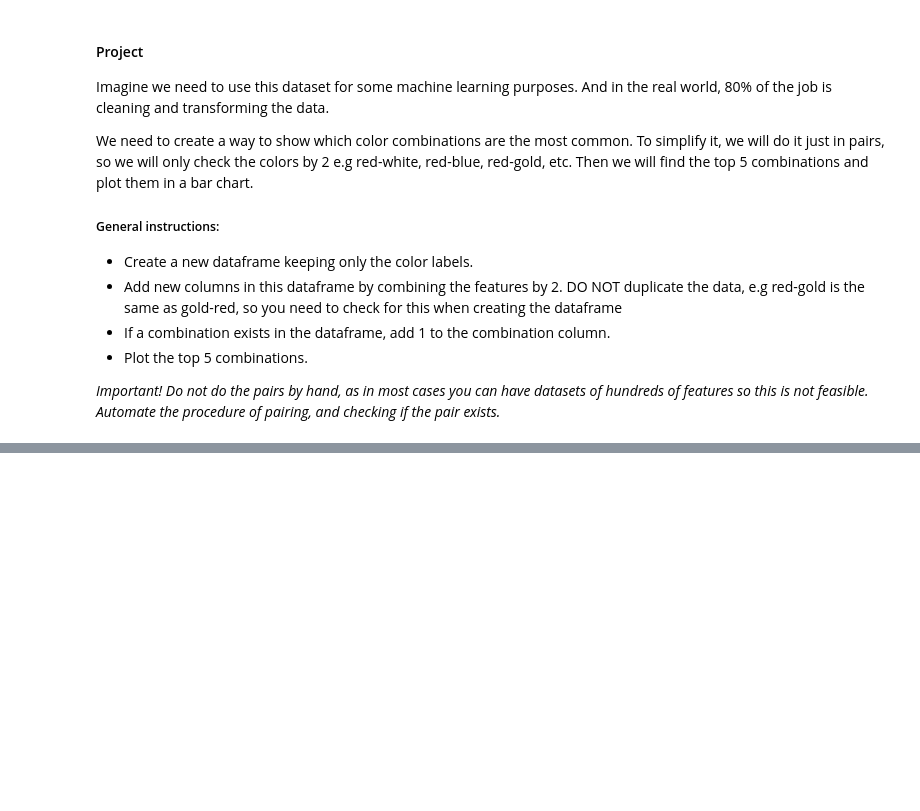
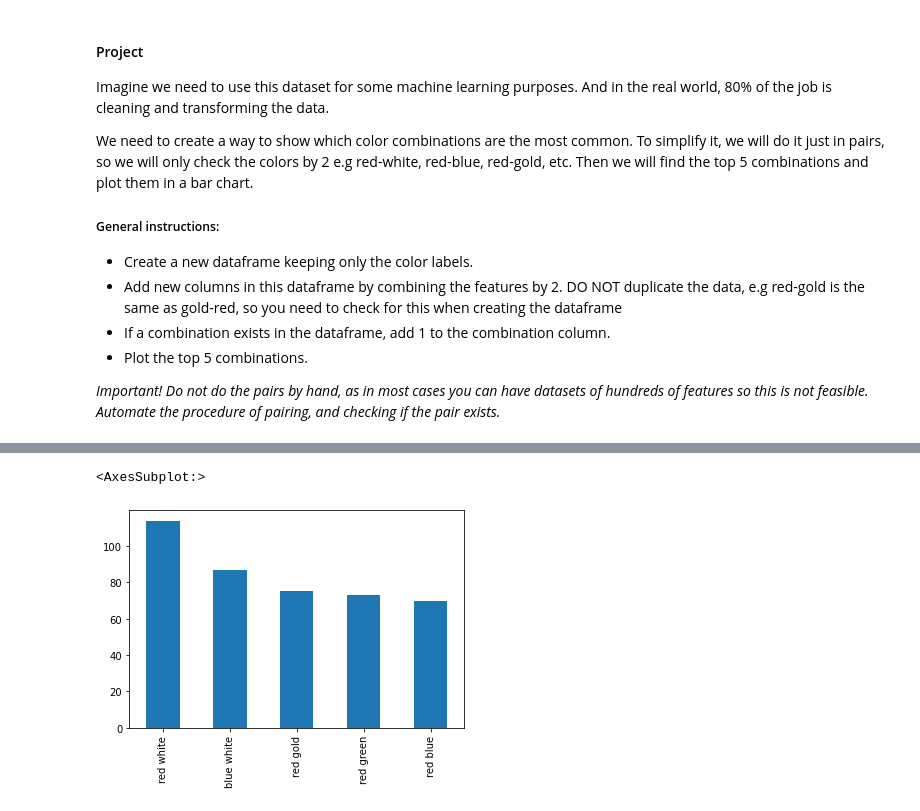
Before and after one commit to rikvandenberg/programming-for-data-science, a Jupyter notebook: assignment_2/DS - Assignment 2.ipynb, the cells around one changed output, grey strips where cells are left out. Saved outputs shown, nothing was run; the diff lists cells and outputs as text; code cells hidden in the pictures; blank space fills up the shorter version.

```diff
--- a/assignment_2/DS - Assignment 2.ipynb
+++ b/assignment_2/DS - Assignment 2.ipynb
@@ -76,0 +232,29 @@ colors = ['red', 'green', 'blue', 'gold', 'white', 'black', 'orange']
+# %%
+colors = ['red', 'green', 'blue', 'gold', 'white', 'black', 'orange']
+# Use loops to create unique  combination colors
+combination_colors = []
+for i, first_color in enumerate(colors):
+        for j, second_color in enumerate(colors[i+1:]):
+            combination_colors.append(f'{first_color} {second_color}')
+
+# Create a new dataframe keeping only the color labels.
+colors_df = df.loc[:, colors]
+# %%
+# init all combination colors to 0.
+for combination_color in combination_colors:
+    colors_df[combination_color] = 0
+
+# Add new columns in this dataframe by combining the features by 2. DO NOT duplicate the data, e.g red-gold is the same as gold-red,
+# so you need to check for this when creating the dataframe
+def add_combinations(row):
+    for combination_color in combination_colors:
+        colors = combination_color.split()
+        first_color = colors[0]
+        second_color = colors[1]
+        if(row[first_color] + row[second_color] == 2):
+            row[combination_color] += 1
+    return row
+
+# count and display the combinations
+colors_with_combinations_df = colors_df.apply(add_combinations, axis='columns')
+colors_with_combinations_df
@@ -76,0 +275,7 @@ colors = ['red', 'green', 'blue', 'gold', 'white', 'black', 'orange']
+# %%
+# only keep combinations and display top 5
+combinations_df = colors_with_combinations_df.loc[:, combination_colors]
+combinations_df.sum().nlargest(5).plot.bar()
+# %% [output]
+<AxesSubplot:>
+[figure, added]
```
Also changed, not shown: parts of 13 cells of this notebook.
